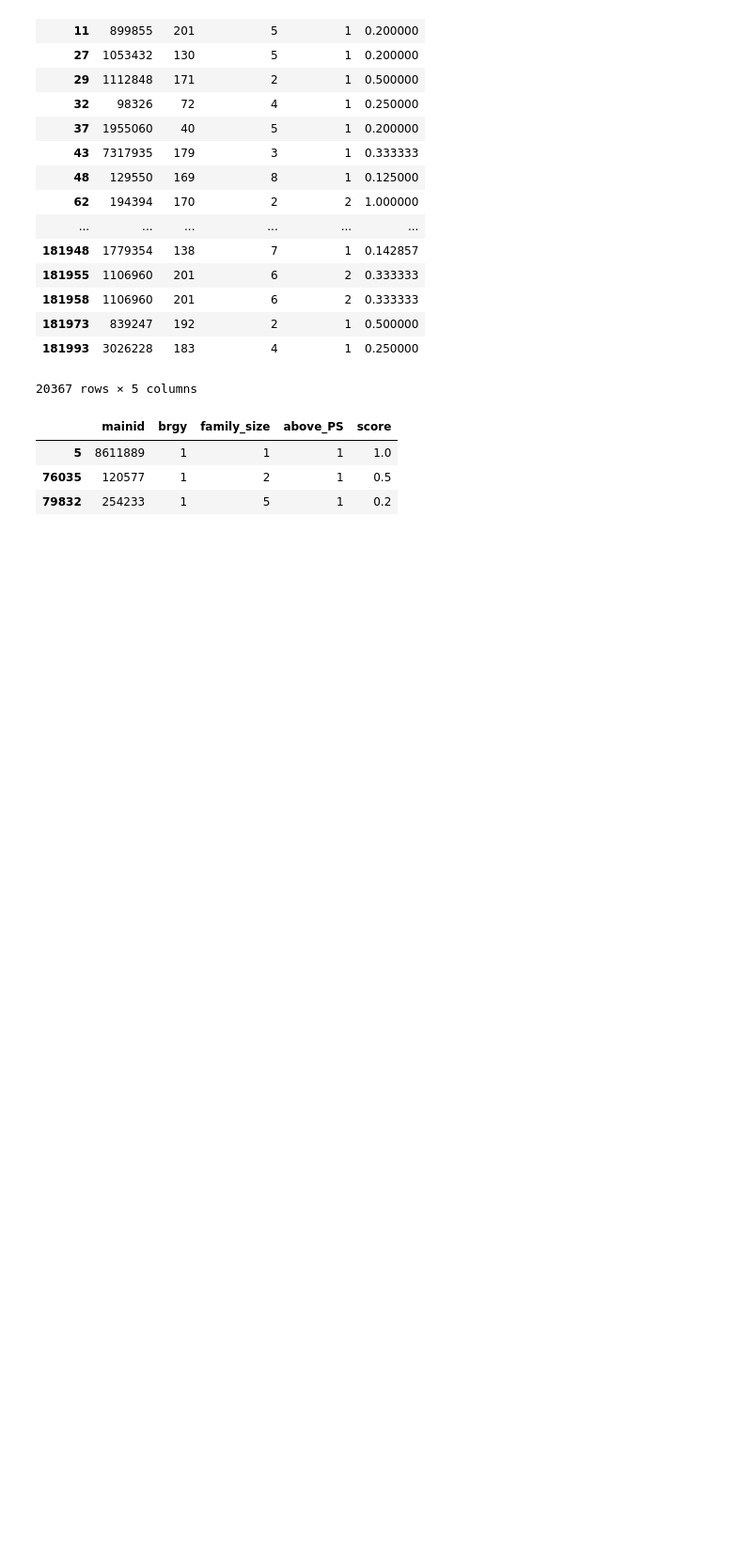
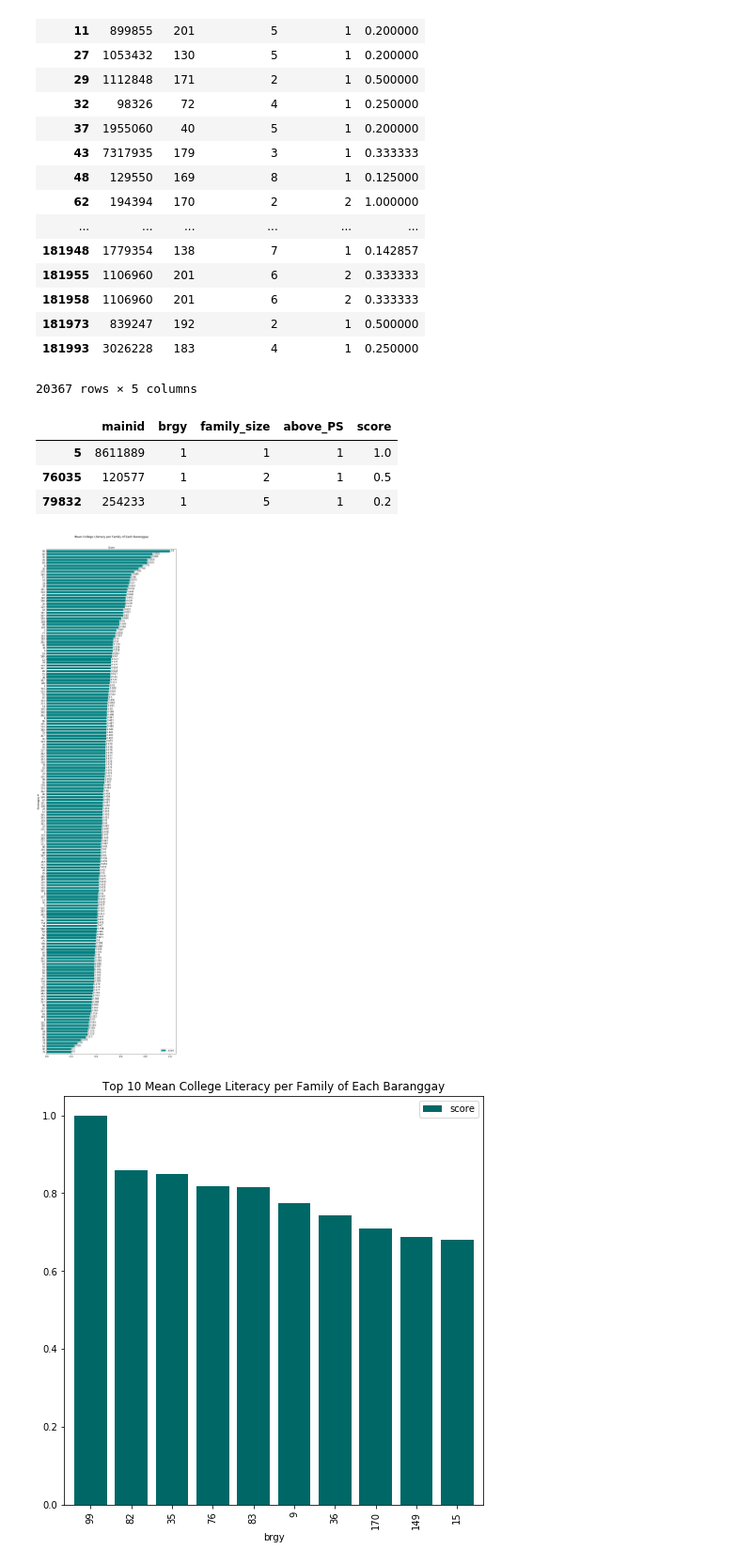
Before and after one commit to christianalderite/DATASCI-Final-Project, a Jupyter notebook: DATASCI Project Score 1.ipynb, the cells around one changed output. Shown: that part at 94% size. Saved outputs shown, nothing was run; the diff lists cells and outputs as text; code cells hidden in the pictures; blank space fills up the shorter version.

```diff
--- a/DATASCI Project Score 1.ipynb
+++ b/DATASCI Project Score 1.ipynb
@@ -144,29 +144,32 @@ dfBrgy1
 # %%
 arrayBrgyScores = dfMainMem.groupby('brgy')['score'].mean()
 # Groups the families by brgy and takes the average of their family literacy.
 # Output is an array, not a dataframe.
 
 ax = arrayBrgyScores.sort_values(ascending=False).plot(kind='barh', figsize=(10,40), color='#008080',  width=0.8, stacked=True)
 ax.invert_yaxis()
 ax.set_ylabel('Baranggay #')
 ax.set_xlabel('Score')
 ax.xaxis.set_label_position('top')
 for p in ax.patches:
     ax.annotate(str(round(p.get_width(),3)), (p.get_width() * 1.005, p.get_y() + 0.5))
-plot.title('Mean Water Accessibility Score of Each Baranggay', y=1.02)
+plot.title('Mean College Literacy per Family of Each Baranggay', y=1.02)
 plot.legend()
 plot.show()
 # Bar graph of all the college literacy rate per family of each baranggay
 
 arrayBrgyScores.nlargest(10).plot(figsize=(8, 8), kind='bar', align='center', color='#006767',  width=0.8, stacked=True)
 plot.title('Top 10 Mean College Literacy per Family of Each Baranggay')
 plot.legend()
 plot.show()
 # Bar graph of the top 10 brgys, we assigned a y-axis floor of 0.6 since no value dipped below it.
 
 arrayBrgyScores.nsmallest(10).plot(figsize=(8, 8), kind='bar',align='center', color='#009a9a',  width=0.8, stacked=True)
 plot.title('Bottom 10 Mean College Literacy per Family of Each Baranggay')
 plot.legend()
 plot.show()
 # Bar graph of the bottom 10 brgys, we assigned a y-axis ceiling of 0.4 since no value rose above it
 # and to scale it to the previous bar graph.
+# %% [output]
+[figure, added]
+[figure, added]
```
Also changed, not shown: parts of 2 cells of this notebook, 2 other files.
